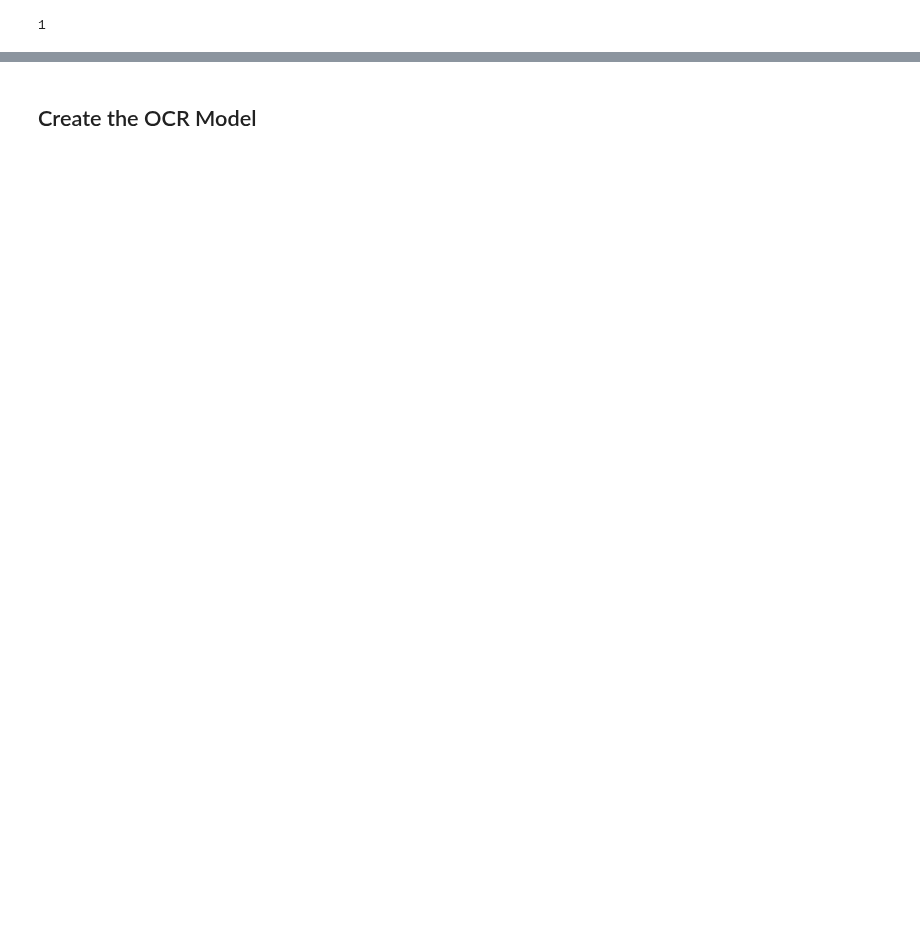
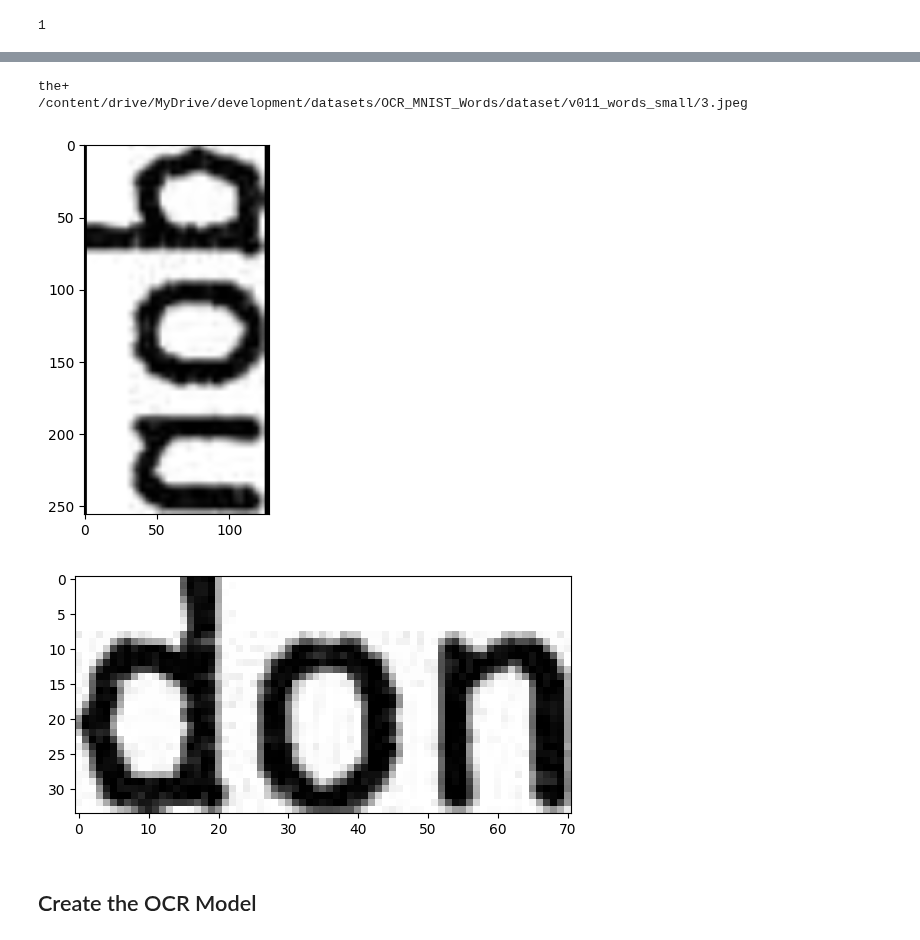
Before and after one commit to msommerfe/CAS_Applied_Data_Science, a Jupyter notebook: CAS_Final_Project/OCR_from_scratch.ipynb, the cells around one changed output, grey strips where cells are left out. Drawn from its saved outputs; the diff is of its cells as text; code cells hidden in the pictures; blank space fills up the shorter version.

```diff
--- a/CAS_Final_Project/OCR_from_scratch.ipynb
+++ b/CAS_Final_Project/OCR_from_scratch.ipynb
@@ -165,3 +165,21 @@ plt.show()
+# %%
+_img= process_single_sample(x_all_img_total_path[78],y_all[78])
+plt.imshow(_img["image"],cmap="gray")
+print(num_to_label(y_all[3]))
+print(x_all_img_total_path[3])
+plt.show()
+
+
+img = tf.io.read_file(x_all_img_total_path[78])
+    # 2. Decode and convert to grayscale
+img = tf.io.decode_png(img, channels=1)
+plt.imshow(img,cmap="gray")
+plt.show()
+# %% [output]
+the+
+/content/drive/MyDrive/development/datasets/OCR_MNIST_Words/dataset/v011_words_small/3.jpeg
+[figure, added]
+[figure, added]
 # %% [markdown]
 ## Create the OCR Model
 # %%
```
Also changed, not shown: parts of 6 cells of this notebook.
